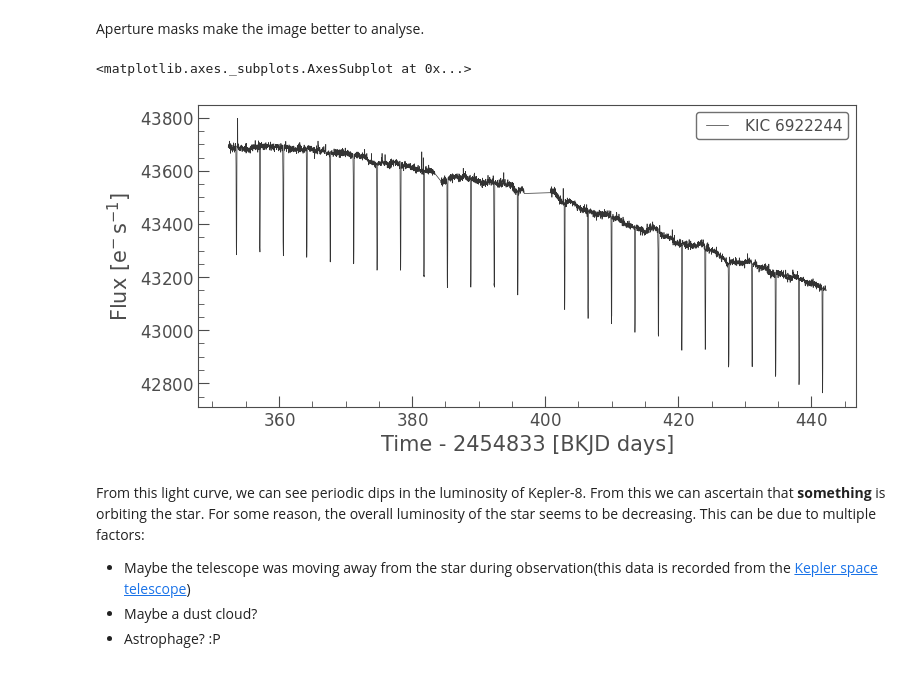
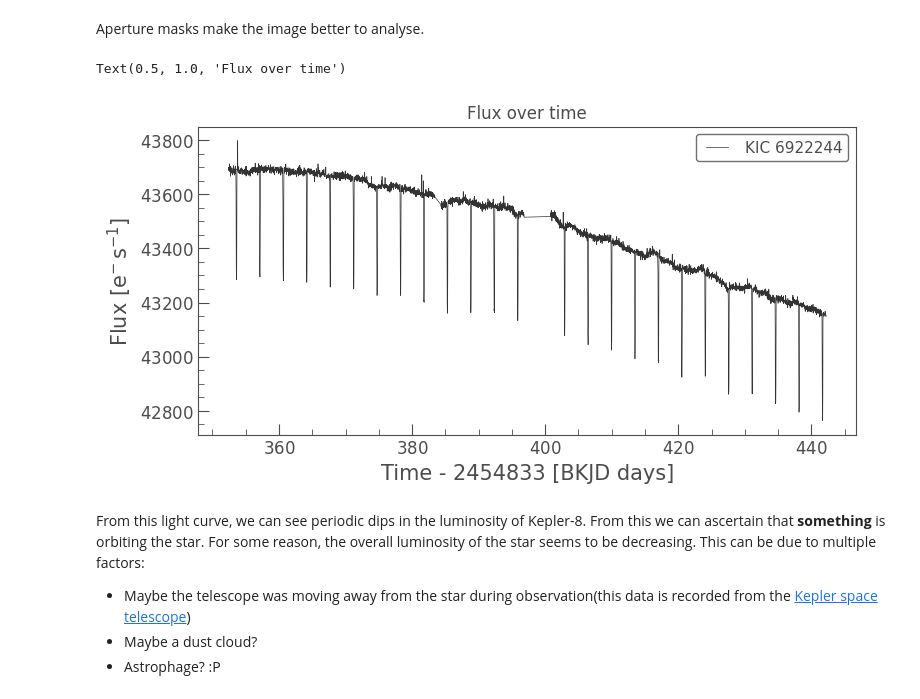
Before and after one commit to Mcube728/Astronotebooks, a Jupyter notebook: PyExoPlanets.ipynb, the cells around one changed output. Saved outputs shown, nothing was run; the diff lists cells and outputs as text; code cells hidden in the pictures.

```diff
--- a/PyExoPlanets.ipynb
+++ b/PyExoPlanets.ipynb
@@ -29,9 +39,10 @@ Aperture masks make the image better to analyse.
 # %%
 lc = pixelFile.to_lightcurve(aperture_mask=pixelFile.pipeline_mask)
 lc.plot()
+plt.title('Flux over time')
 # %% [output]
-<matplotlib.axes._subplots.AxesSubplot at 0x...>
+Text(0.5, 1.0, 'Flux over time')
-[figure, old version]
+[figure, new version]
 # %% [markdown]
 From this light curve, we can see periodic dips in the luminosity of Kepler-8. From this we can ascertain that <b>something</b> is orbiting the star. For some reason, the overall luminosity of the star seems to be decreasing. This can be due to multiple factors:
 * Maybe the telescope was moving away from the star during observation(this data is recorded from the [Kepler space telescope](https://en.wikipedia.org/wiki/Kepler_space_telescope))
```
Also changed, not shown: parts of 16 cells of this notebook, 1 other file.
